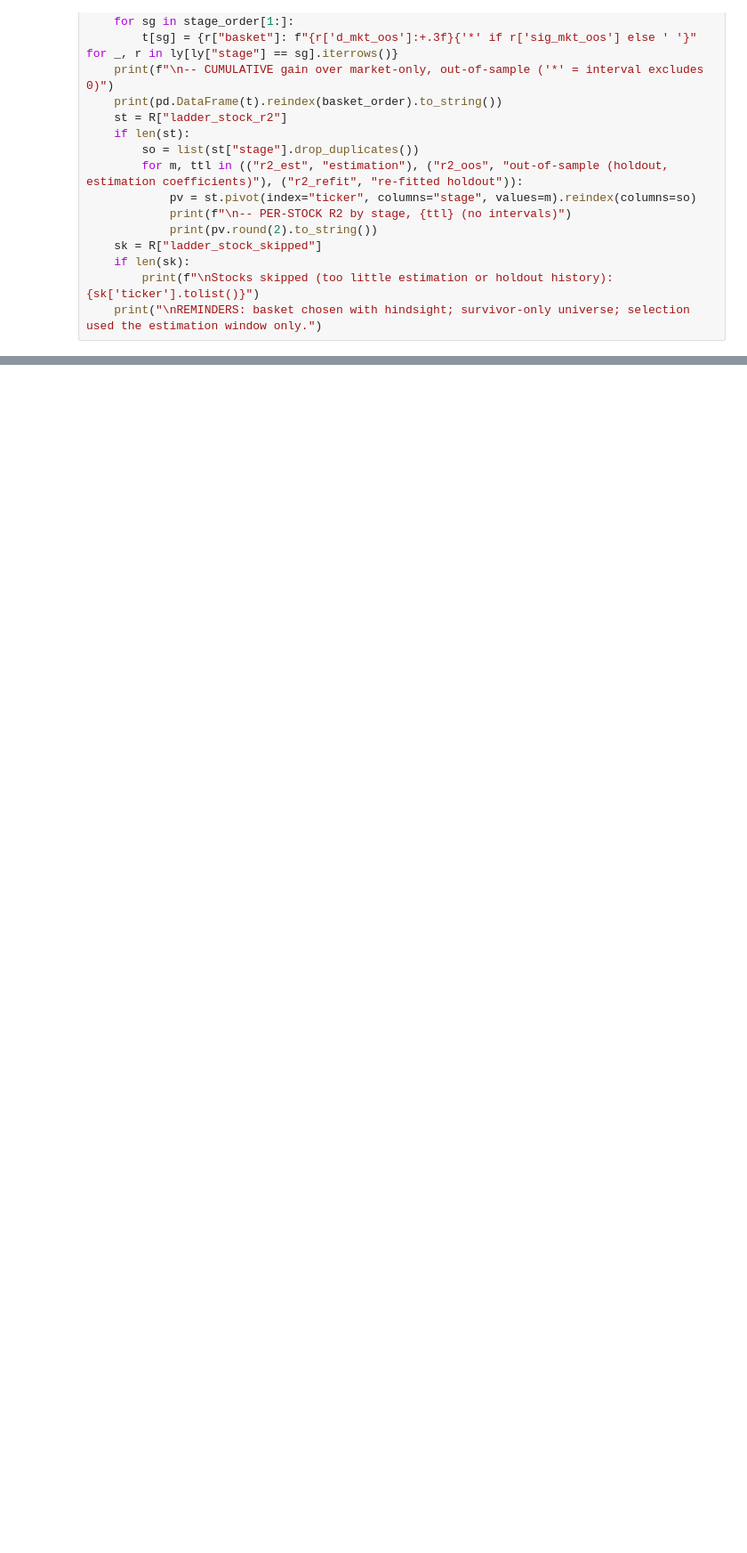
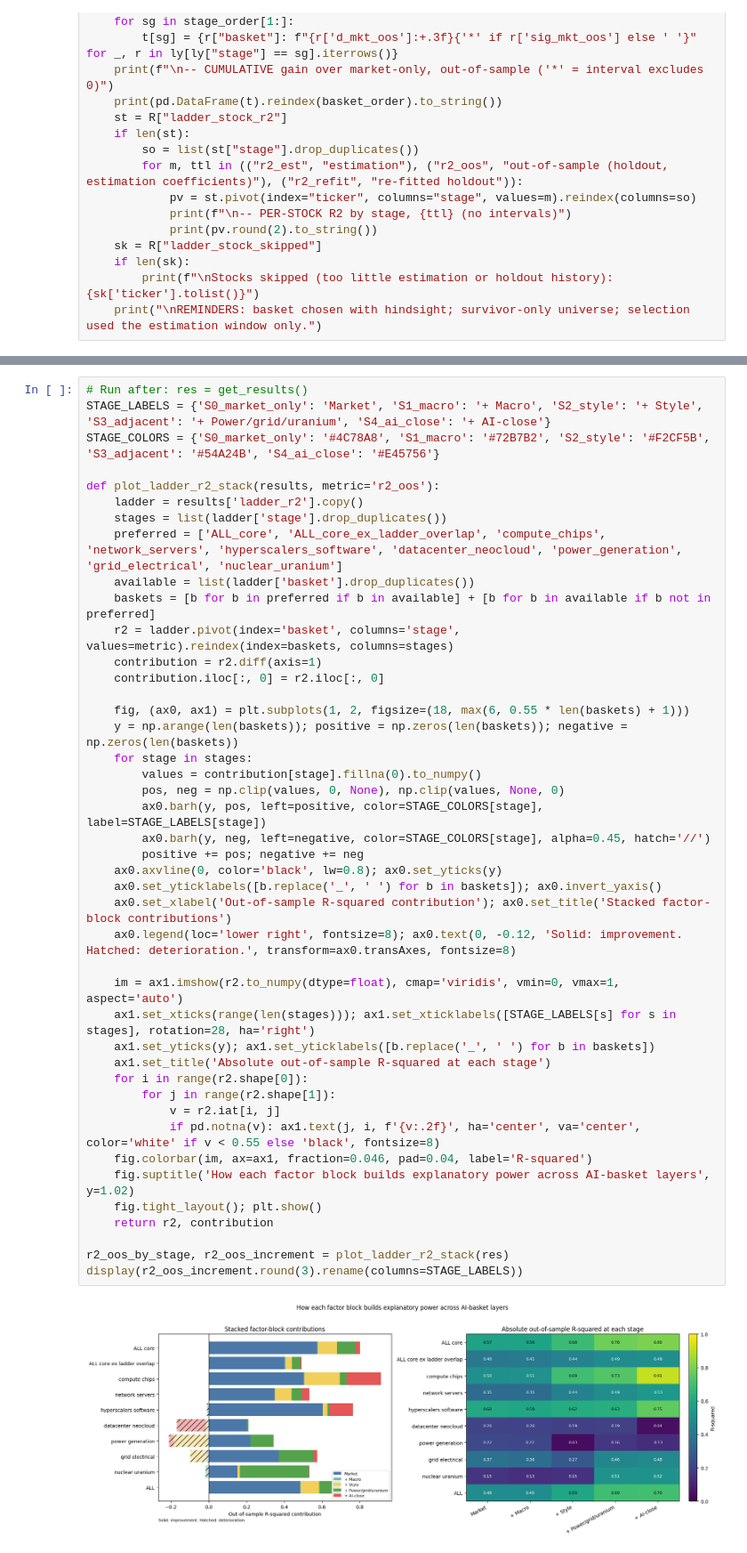
Before and after one commit to erikhalasz/projekt_lab_factor_hunting, a Jupyter notebook: 03_factor_correlation.ipynb, the cells around one changed output, grey strips where cells are left out. Shown at 89% size. Drawn from its saved outputs; the diff is of its cells as text; blank space fills up the shorter version.

```diff
--- a/03_factor_correlation.ipynb
+++ b/03_factor_correlation.ipynb
@@ -1593,0 +1597,45 @@ Saved to /content/drive/MyDrive/factor_lens/factors/factors_v1__clean_v1__yahoo_
+# %%
+# Run after: res = get_results()
+STAGE_LABELS = {'S0_market_only': 'Market', 'S1_macro': '+ Macro', 'S2_style': '+ Style', 'S3_adjacent': '+ Power/grid/uranium', 'S4_ai_close': '+ AI-close'}
+STAGE_COLORS = {'S0_market_only': '#4C78A8', 'S1_macro': '#72B7B2', 'S2_style': '#F2CF5B', 'S3_adjacent': '#54A24B', 'S4_ai_close': '#E45756'}
+
+def plot_ladder_r2_stack(results, metric='r2_oos'):
+    ladder = results['ladder_r2'].copy()
+    stages = list(ladder['stage'].drop_duplicates())
+    preferred = ['ALL_core', 'ALL_core_ex_ladder_overlap', 'compute_chips', 'network_servers', 'hyperscalers_software', 'datacenter_neocloud', 'power_generation', 'grid_electrical', 'nuclear_uranium']
+    available = list(ladder['basket'].drop_duplicates())
+    baskets = [b for b in preferred if b in available] + [b for b in available if b not in preferred]
+    r2 = ladder.pivot(index='basket', columns='stage', values=metric).reindex(index=baskets, columns=stages)
+    contribution = r2.diff(axis=1)
+    contribution.iloc[:, 0] = r2.iloc[:, 0]
+
+    fig, (ax0, ax1) = plt.subplots(1, 2, figsize=(18, max(6, 0.55 * len(baskets) + 1)))
+    y = np.arange(len(baskets)); positive = np.zeros(len(baskets)); negative = np.zeros(len(baskets))
+    for stage in stages:
+        values = contribution[stage].fillna(0).to_numpy()
+        pos, neg = np.clip(values, 0, None), np.clip(values, None, 0)
+        ax0.barh(y, pos, left=positive, color=STAGE_COLORS[stage], label=STAGE_LABELS[stage])
+        ax0.barh(y, neg, left=negative, color=STAGE_COLORS[stage], alpha=0.45, hatch='//')
+        positive += pos; negative += neg
+    ax0.axvline(0, color='black', lw=0.8); ax0.set_yticks(y)
+    ax0.set_yticklabels([b.replace('_', ' ') for b in baskets]); ax0.invert_yaxis()
+    ax0.set_xlabel('Out-of-sample R-squared contribution'); ax0.set_title('Stacked factor-block contributions')
+    ax0.legend(loc='lower right', fontsize=8); ax0.text(0, -0.12, 'Solid: improvement. Hatched: deterioration.', transform=ax0.transAxes, fontsize=8)
+
+    im = ax1.imshow(r2.to_numpy(dtype=float), cmap='viridis', vmin=0, vmax=1, aspect='auto')
+    ax1.set_xticks(range(len(stages))); ax1.set_xticklabels([STAGE_LABELS[s] for s in stages], rotation=28, ha='right')
+    ax1.set_yticks(y); ax1.set_yticklabels([b.replace('_', ' ') for b in baskets])
+    ax1.set_title('Absolute out-of-sample R-squared at each stage')
+    for i in range(r2.shape[0]):
+        for j in range(r2.shape[1]):
+            v = r2.iat[i, j]
+            if pd.notna(v): ax1.text(j, i, f'{v:.2f}', ha='center', va='center', color='white' if v < 0.55 else 'black', fontsize=8)
+    fig.colorbar(im, ax=ax1, fraction=0.046, pad=0.04, label='R-squared')
+    fig.suptitle('How each factor block builds explanatory power across AI-basket layers', y=1.02)
+    fig.tight_layout(); plt.show()
+    return r2, contribution
+
+r2_oos_by_stage, r2_oos_increment = plot_ladder_r2_stack(res)
+display(r2_oos_increment.round(3).rename(columns=STAGE_LABELS))
+# %% [output]
+[figure, added]
```
Also changed, not shown: parts of 3 cells of this notebook, 2 other files.
